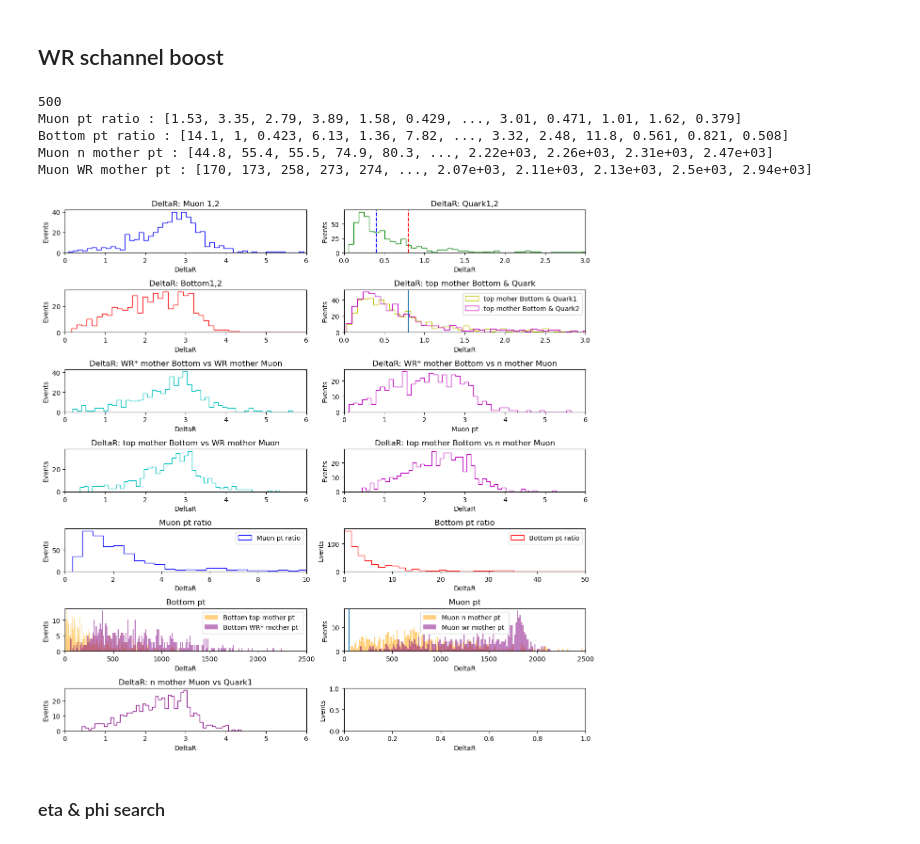
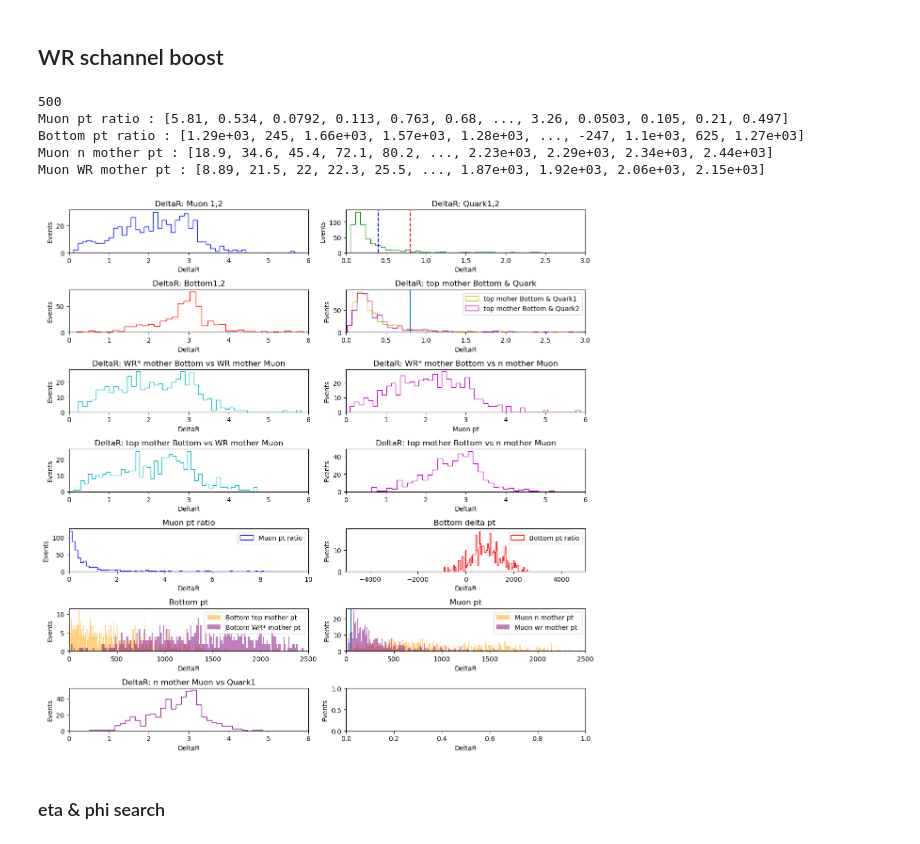
Before and after one commit to HEPchihwan/LRSM_tb_channel, a Jupyter notebook: SAMPLEPRODUCTION/using matrix/reco,taggingeff,AK8overlap/LHEreco.ipynb, the cells around one changed output. Drawn from its saved outputs; the diff is of its cells as text; code cells hidden in the pictures.

```diff
--- a/SAMPLEPRODUCTION/using matrix/reco,taggingeff,AK8overlap/LHEreco.ipynb
+++ b/SAMPLEPRODUCTION/using matrix/reco,taggingeff,AK8overlap/LHEreco.ipynb
@@ -53,7 +53,7 @@ import numpy as np
 import matplotlib.pyplot as plt
 import awkward as ak
 
-sample = "/data6/Users/snuintern1/LRSM_tb_channel/SAMPLEPRODUCTION/WRtoNMutoMuMuTB-HadTop_MWR-5000_MN-2500_13p6TeV/Run3Summer22NanoAODv12_WRtoNMutoMuMuTB-HadTop_MWR-5000_MN-2500_13p6TeV_1.root"
+sample = "/data6/Users/snuintern1/LRSM_tb_channel/SAMPLEPRODUCTION/WRtoNMutoMuMuTB-HadTop_MWR-5000_MN-4900_13p6TeV/Run3Summer22NanoAODv12_WRtoNMutoMuMuTB-HadTop_MWR-5000_MN-4900_13p6TeV_1.root"
 file = uproot.open(sample)
 events = file["Events"]
 keys = events.keys()
@@ -131,7 +131,7 @@ bottompt2 = bottom_pt[:, 1]#bottom quark 1 = WR* mother
 a=np.sort(muonpt1)
 b=np.sort(muonpt2)
 muonptratio = muonpt2 / muonpt1
-bottomptratio = bottompt2 / bottompt1
+bottomptratio = bottompt2 - bottompt1
 print("Muon pt ratio :", muonptratio)
 print("Bottom pt ratio :", bottomptratio)
 print("Muon n mother pt :", a)
@@ -185,40 +185,40 @@ axs[5, 1].legend()
 
 axs[5,0].hist(ak.to_numpy(bottompt1), bins=200, histtype='bar', color='orange', label='Bottom top mother pt', alpha=0.5)
 axs[5,0].hist(ak.to_numpy(bottompt2), bins=200, histtype='bar', color='purple', label='Bottom WR* mother pt ' , alpha=0.5)
 axs[5,0].set_xlim(0, 2500)
 axs[5,0].set_title('Bottom pt')
 axs[5,0].legend()
 
 axs[4,0].hist(ak.to_numpy(muonptratio), bins=100, histtype='step', color='blue', label='Muon pt ratio')
 axs[4,0].set_xlim(0, 10)
 axs[4,1].hist(ak.to_numpy(bottomptratio), bins=100, histtype='step', color='red', label='Bottom pt ratio')
-axs[4,1].set_xlim(0, 50)
+axs[4,1].set_xlim(-5000, 5000)
 axs[4,0].set_title('Muon pt ratio')
-axs[4,1].set_title('Bottom pt ratio')
+axs[4,1].set_title('Bottom delta pt ')
 axs[4,0].legend()
 axs[4,1].legend()
 
 axs[6, 0].hist(ak.to_numpy(nlepton_quark_deltar), bins=50, histtype='step', color='purple')
 axs[6, 0].set_title('DeltaR: n mother Muon vs Quark1')
 axs[6, 0].set_xlim(0, 6)
 #axs[4,0].set_xscale('log')
 #axs[4,1].set_xscale('log')
 
 
 for ax in axs.flat:
     ax.set_xlabel('DeltaR')
     ax.set_ylabel('Events')
 axs[2,1].set_xlabel('Muon pt')
 
 plt.tight_layout()
 plt.show()
 # %% [output]
 500
-Muon pt ratio : [1.53, 3.35, 2.79, 3.89, 1.58, 0.429, ..., 3.01, 0.471, 1.01, 1.62, 0.379]
-Bottom pt ratio : [14.1, 1, 0.423, 6.13, 1.36, 7.82, ..., 3.32, 2.48, 11.8, 0.561, 0.821, 0.508]
-Muon n mother pt : [44.8, 55.4, 55.5, 74.9, 80.3, ..., 2.22e+03, 2.26e+03, 2.31e+03, 2.47e+03]
-Muon WR mother pt : [170, 173, 258, 273, 274, ..., 2.07e+03, 2.11e+03, 2.13e+03, 2.5e+03, 2.94e+03]
+Muon pt ratio : [5.81, 0.534, 0.0792, 0.113, 0.763, 0.68, ..., 3.26, 0.0503, 0.105, 0.21, 0.497]
+Bottom pt ratio : [1.29e+03, 245, 1.66e+03, 1.57e+03, 1.28e+03, ..., -247, 1.1e+03, 625, 1.27e+03]
+Muon n mother pt : [18.9, 34.6, 45.4, 72.1, 80.2, ..., 2.23e+03, 2.29e+03, 2.34e+03, 2.44e+03]
+Muon WR mother pt : [8.89, 21.5, 22, 22.3, 25.5, ..., 1.87e+03, 1.92e+03, 2.06e+03, 2.15e+03]
-[figure, old version]
+[figure, new version]
 # %% [markdown]
 ### eta & phi search
 # %%
```
Also changed, not shown: 3 other files.
